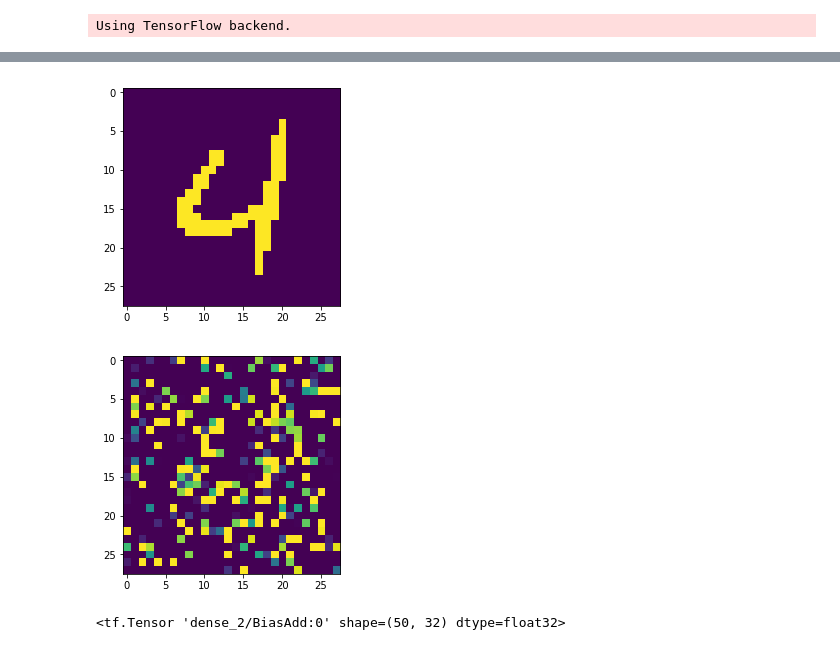
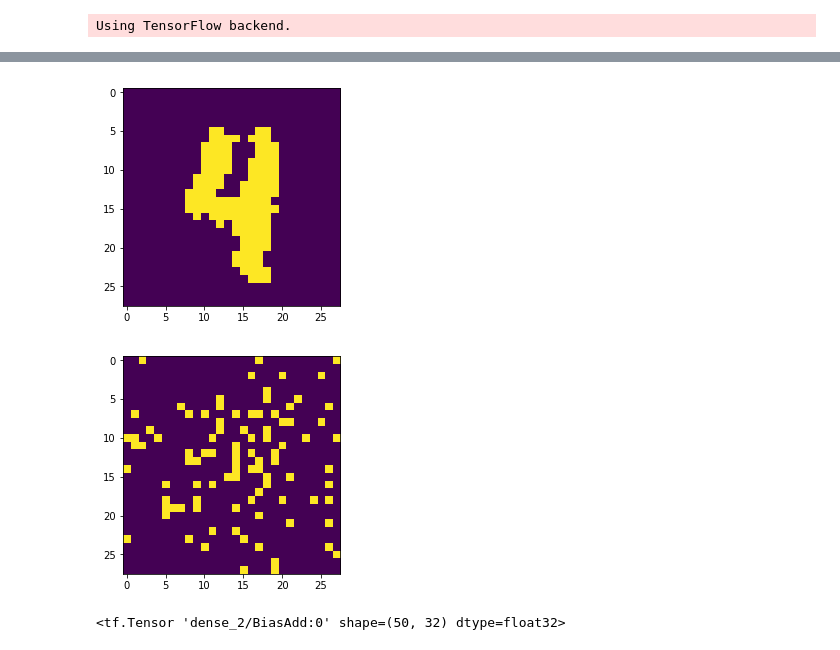
Before and after one commit to jthuemmel/svgd, a Jupyter notebook: stein_vae.ipynb, the cells around one changed output, grey strips where cells are left out. Saved outputs shown, nothing was run; the diff lists cells and outputs as text; code cells hidden in the pictures.

Commit message:
implemented dynamic binarization implemented layer and weight visualization included learning rate for theta update fixed sum axis in logpxz fixed select gradient issue in logpxz

```diff
--- a/stein_vae.ipynb
+++ b/stein_vae.ipynb
@@ -163,3 +155,9 @@ y_train = y_train_f[shuffle_idx[num_val:]].copy()
+# %%
+shuffle_idx = np.random.permutation(num_samples)
+x_val = dynamical_binarization(x_train_f[shuffle_idx[:num_val]].copy().reshape(-1,flat_dim) / 255)
+y_val = y_train_f[shuffle_idx[:num_val]].copy()
+x_train = dynamical_binarization(x_train_f[shuffle_idx[num_val:]].copy().reshape(-1,flat_dim) / 255)
+y_train = y_train_f[shuffle_idx[num_val:]].copy()
 # %%
 tf.reset_default_graph()
 
@@ -176,17 +171,14 @@ for t in range(iters):
 
     z = encoder.model.predict(x_input,batch_size=n_parts)
 
-    x_rec = decoder.model.predict(z,batch_size=n_parts)
-    logpxz = decoder.eval_logpxz(tf.cast(x_train[t],dtype=tf.float32),x_rec)
-    z_grad = decoder.debug_z_grad(logpxz,z)
-    theta_grad = decoder.debug_theta_grad(logpxz)
-
-#     z_grad = decoder.eval_z_grad(z,x_train[t])
+    z_grad = decoder.eval_z_grad(z,x_train[t])
     z_grad = np.array(z_grad).reshape(n_parts,latent_dim)
 
-    kzy, dkzy = rbf_kernel(z)
-    phi = (kzy @ (z_grad - z) + dkzy) / n_parts
-
+    if n_parts != 1:
+        kzy, dkzy = rbf_kernel(z)
+        phi = (kzy @ (z_grad - z) + dkzy) / n_parts
+    else:
+        phi = z_grad - z
 
     eta_grad = encoder.eval_eta_grad(x_input,phi)
 
@@ -195,8 +187,8 @@ for t in range(iters):
         eta_1.append(eta + epsilon * eta_grad[i])
 
 
-#     theta_grad = decoder.eval_theta_grad(z,x_train[t])
+    theta_grad = decoder.eval_theta_grad(z,x_train[t])
     theta_1 = []
     for i,theta in enumerate(decoder.model.get_weights()):
-        theta_1.append(theta + theta_grad[i] / n_parts)
+        theta_1.append(theta + epsilon * (theta_grad[i] / n_parts))
     decoder.model.set_weights(theta_1)
@@ -210,0 +195,3 @@ x_rec = np.round(prediction)
+# %%
+test = extend_input(x_train[0],loc, scale, n_parts)
+plt.imshow(x_val[0].reshape(orig_dim))
@@ -211,11 +277,13 @@ x_rec = np.round(prediction)
+# %%
+x_rec = np.round(np.mean(prediction,axis=0))
 # %%
-plt.imshow(x_train[0].reshape(28,28))
+plt.imshow(x_val[0].reshape(28,28))
 plt.show()
-plt.imshow(prediction.reshape(28,28))
+plt.imshow(x_rec.reshape(28,28))
 plt.show()
 # %% [output]
-[figure, old version]
+[figure, new version]
-[figure, old version]
+[figure, new version]
 # %%
 #     def build_grad(self):
 #         grads = []
```
Also changed, not shown: parts of 17 cells of this notebook.
